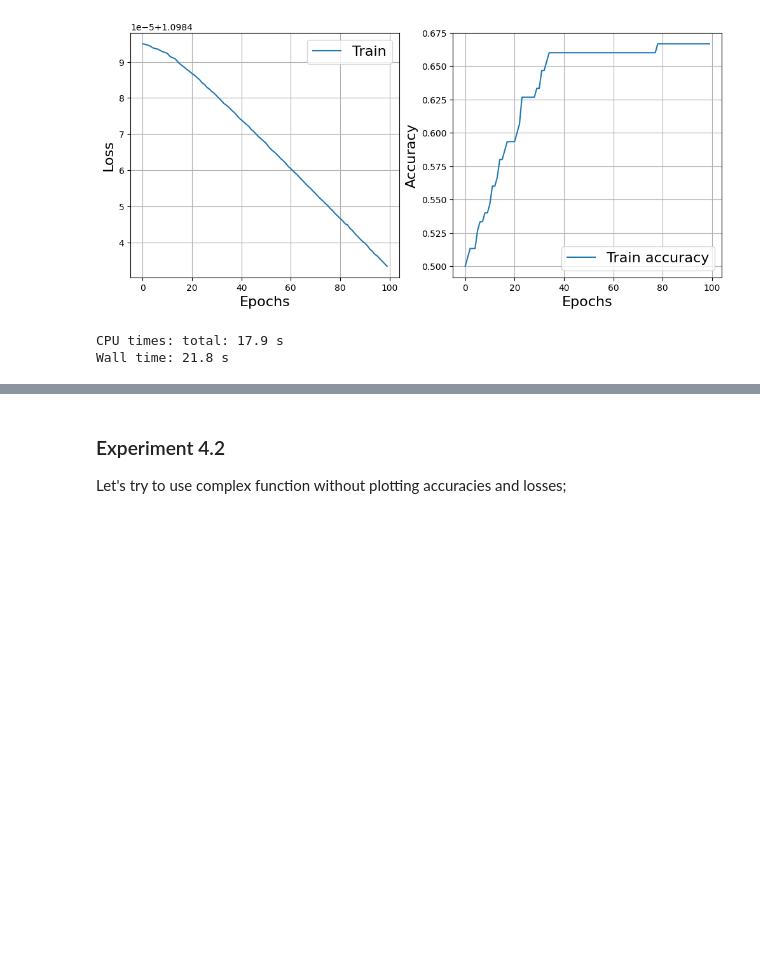
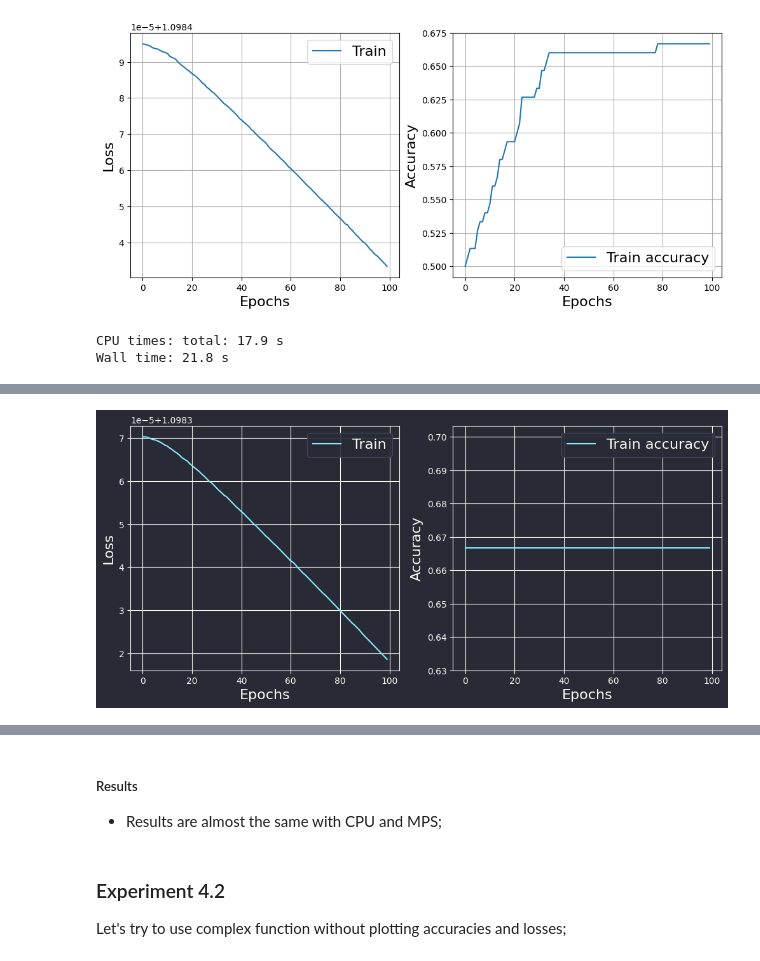
Before and after one commit to alex-werben/Deep-Learning, a Jupyter notebook: iris_classification.ipynb, the cells around one changed output, grey strips where cells are left out. Saved outputs shown, nothing was run; the diff lists cells and outputs as text; code cells hidden in the pictures; blank space fills up the shorter version.

```diff
--- a/iris_classification.ipynb
+++ b/iris_classification.ipynb
@@ -393,0 +434,3 @@ Wall time: 116 ms
+# %%
+X_gpu = X.clone().detach().to(device=gpu_device)
+y_gpu = y.clone().detach().to(device=gpu_device)
@@ -661,0 +886,4 @@ Wall time: 21.8 s
+# %%
+%%time
+complex_evaluation_1(complex_cls, X_gpu, y_gpu)
+# %% [output]
@@ -661,0 +891 @@ Wall time: 21.8 s
+[figure, added]
@@ -662,3 +894,7 @@ Wall time: 21.8 s
+# %% [markdown]
+##### Results
+
+- Results are almost the same with CPU and MPS;
 # %% [markdown]
 ### Experiment 4.2
 
```
Also changed, not shown: parts of 65 cells of this notebook.
